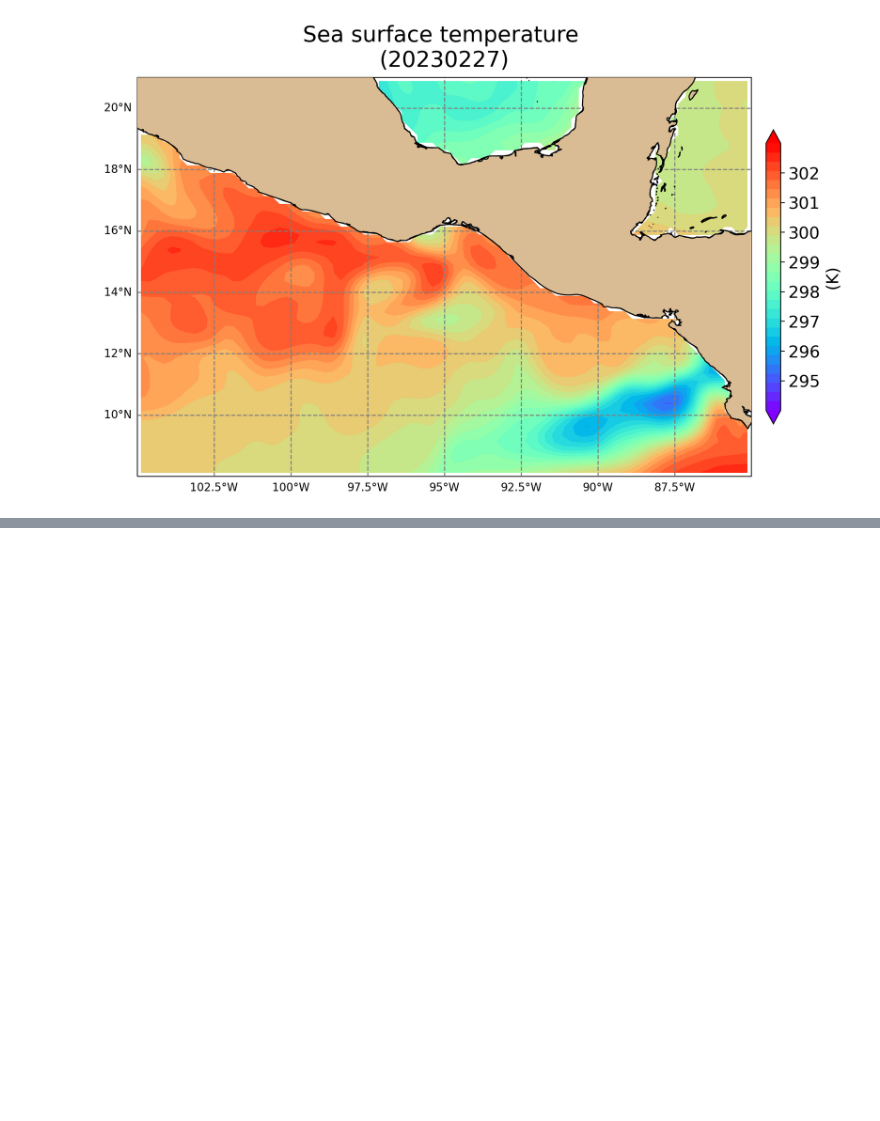
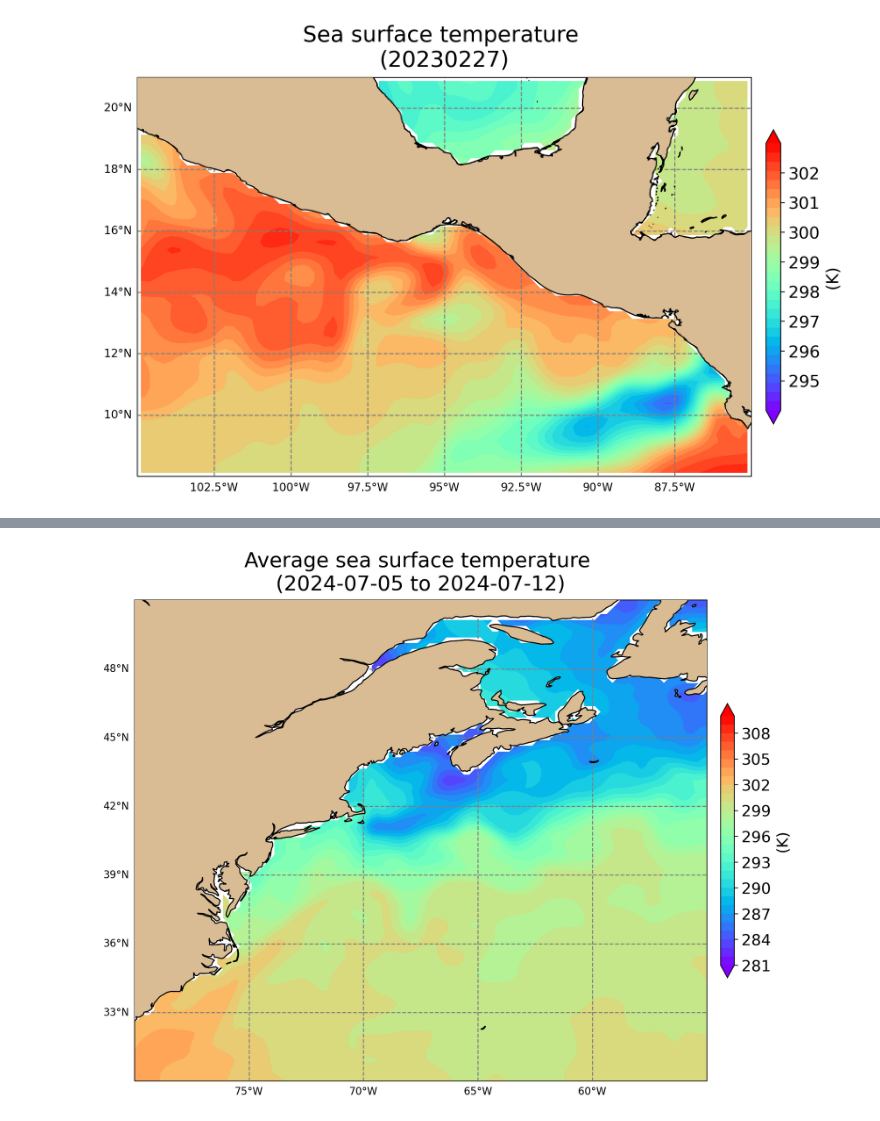
Before and after one commit to jesseturner/FLC_Workspace_3, a Jupyter notebook: SST.ipynb, the cells around one changed output, grey strips where cells are left out. Cells and saved outputs as stored; diff of their text form; code cells hidden in the pictures; blank space fills up the shorter version.

```diff
--- a/SST.ipynb
+++ b/SST.ipynb
@@ -6,0 +8,12 @@ import cartopy.feature as feature
+# %%
+#--- Gulf Stream
+latitude_north = 51
+latitude_south = 30
+longitude_west = -80
+longitude_east = -55
+
+#--- Oaxaca (zoomed in)
+# latitude_north = 21
+# latitude_south = 8
+# longitude_west = -105
+# longitude_east = -85
@@ -72,0 +76,2 @@ fig.show()
+# %%
+date_range = ["20240705", "20240706", "20240707", "20240708", "20240709", "20240710", "20240711", "20240712"]
@@ -72,0 +102,6 @@ fig.show()
+# %%
+#--- Remove the vertical dimension
+mean_SST = mean_SST.sel(zlev=0.0)
+
+#--- Convert from C to K
+mean_SST.sst.values = mean_SST.sst.values+273.15
@@ -72,0 +122,37 @@ fig.show()
+# %%
+projection=ccrs.PlateCarree(central_longitude=0)
+fig,ax=plt.subplots(1, figsize=(12,12),subplot_kw={'projection': projection})
+
+levels = np.linspace(281, 310, 30)
+#levels = np.linspace(294, 303, 30)
+cmap = plt.get_cmap('rainbow')
+
+c=ax.contourf(mean_SST.lon, mean_SST.lat, mean_SST["sst"].values, cmap=cmap, extend='both', levels=levels)
+
+clb = plt.colorbar(c, shrink=0.4, pad=0.02, ax=ax, extend='both')
+clb.ax.tick_params(labelsize=15)
+clb.set_label('(K)', fontsize=15)
+#custom_ticks = [295, 296, 297, 298, 299, 300, 301, 302]
+#clb.set_ticks(custom_ticks)
+
+ax.set_extent([longitude_west, longitude_east, latitude_south, latitude_north], crs=ccrs.PlateCarree())
+
+ax.set_title("Average sea surface temperature \n(2024-07-05 to 2024-07-12)", fontsize=20, pad=10)
+ax.coastlines(resolution='50m', color='black', linewidth=1)
+
+#--- Land in tan
+ax.add_feature(feature.LAND, zorder=100, edgecolor='#000', facecolor='#DABC94')
+
+#--- Lat and Lon lines
+gl = ax.gridlines(draw_labels=True, linewidth=1, color='gray', linestyle='--', zorder=5)
+gl.top_labels = False
+gl.right_labels = False
+
+ax.xaxis.set_major_formatter(plt.FuncFormatter(lambda x, pos: f'{x:.1f}°E' if x >= 0 else f'{-x:.1f}°W'))
+ax.yaxis.set_major_formatter(plt.FuncFormatter(lambda y, pos: f'{y:.1f}°N' if y >= 0 else f'{-y:.1f}°S'))
+
+
+fig.set_dpi(200)
+fig.show()
+# %% [output]
+[figure, added]
```
Also changed, not shown: parts of 6 cells of this notebook, 2 other files.
